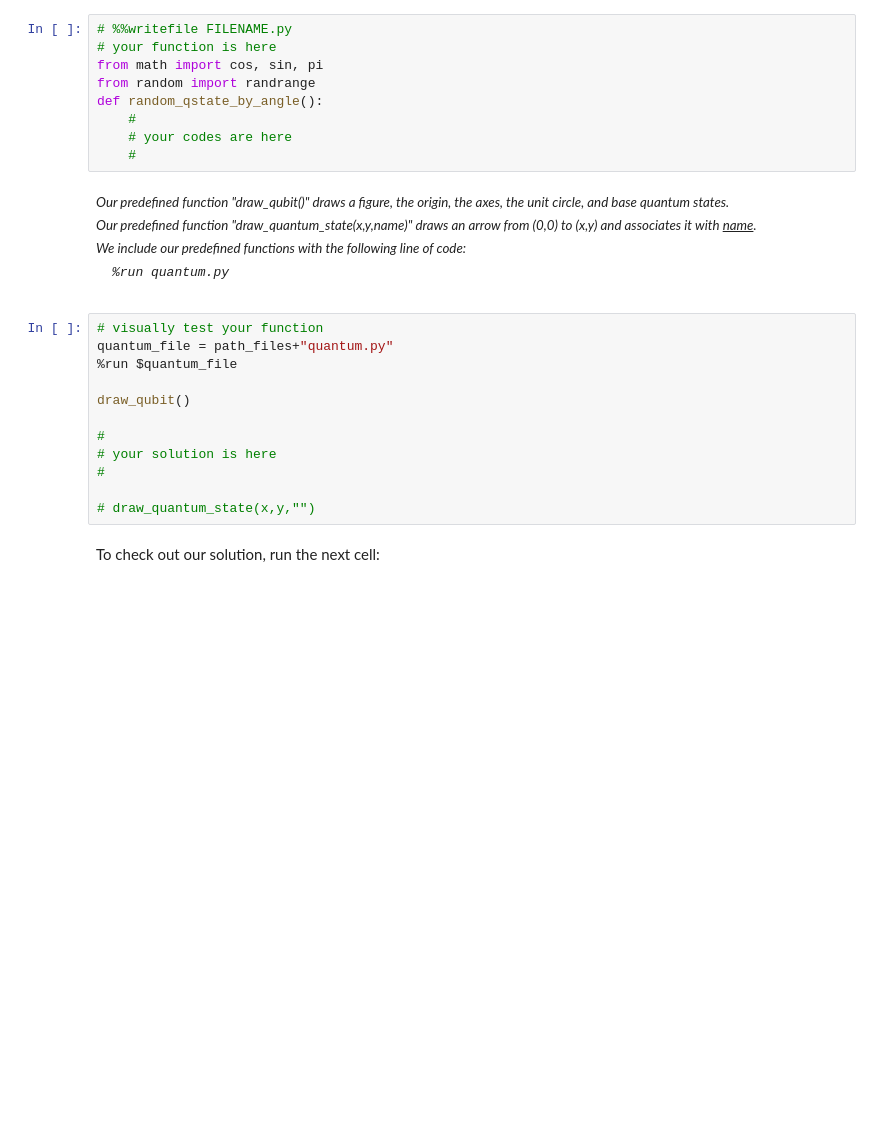
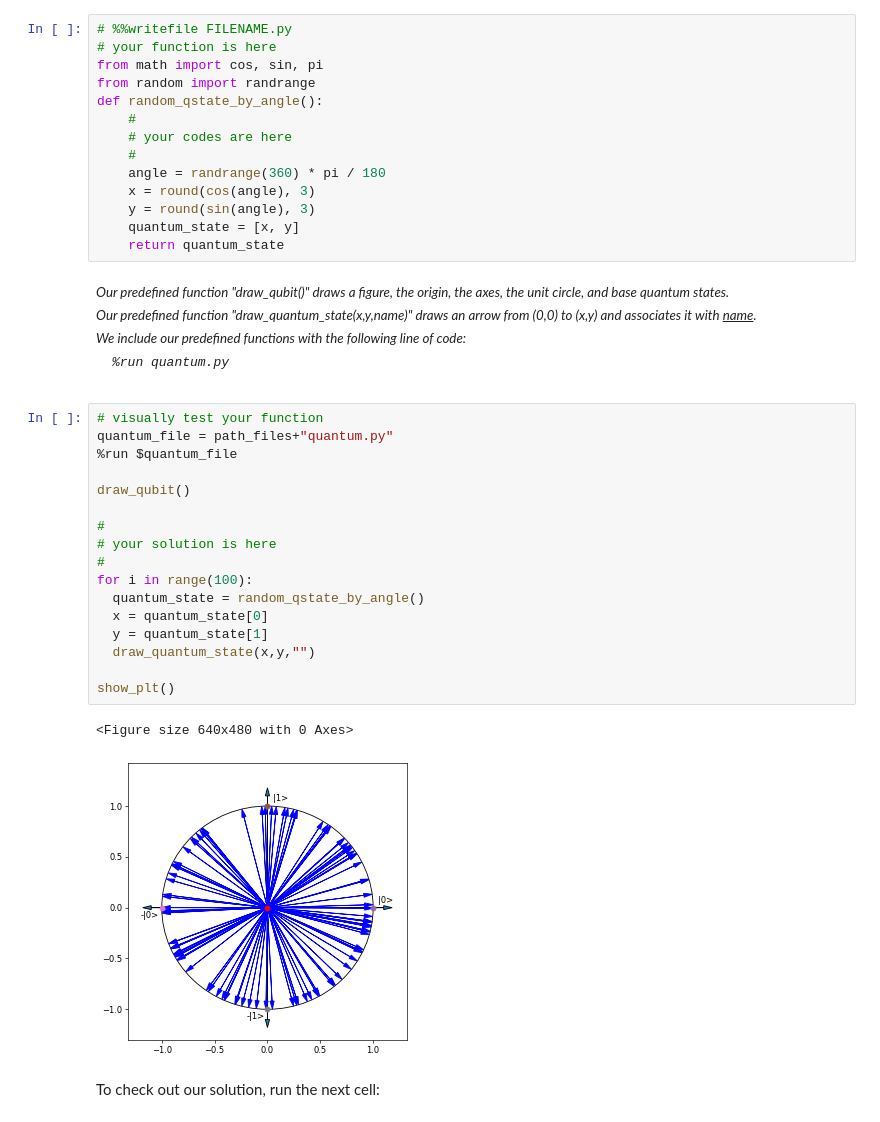
Before and after one commit to james-lucius/qworld, a Jupyter notebook: QB23_Q32_Visualization_of_a_Qubit.ipynb, the cells around one changed output. Saved outputs shown, nothing was run; the diff lists cells and outputs as text; blank space fills up the shorter version.

```diff
--- a/QB23_Q32_Visualization_of_a_Qubit.ipynb
+++ b/QB23_Q32_Visualization_of_a_Qubit.ipynb
@@ -393,6 +472,11 @@ def random_qstate_by_angle():
     #
     # your codes are here
     #
+    angle = randrange(360) * pi / 180
+    x = round(cos(angle), 3)
+    y = round(sin(angle), 3)
+    quantum_state = [x, y]
+    return quantum_state
 # %% [markdown]
 <i style="font-size:10pt;">
 Our predefined function "draw_qubit()" draws a figure, the origin, the axes, the unit circle, and base quantum states.
@@ -406,15 +490,23 @@ We include our predefined functions with the following line of code:
 # %%
 # visually test your function
 quantum_file = path_files+"quantum.py"
 %run $quantum_file
 
 draw_qubit()
 
 #
 # your solution is here
 #
+for i in range(100):
+  quantum_state = random_qstate_by_angle()
+  x = quantum_state[0]
+  y = quantum_state[1]
+  draw_quantum_state(x,y,"")
 
-# draw_quantum_state(x,y,"")
+show_plt()
+# %% [output]
+<Figure size 640x480 with 0 Axes>
+[figure, added]
 # %% [markdown]
 To check out our solution, run the next cell:
 # %%
```
Also changed, not shown: parts of 10 cells of this notebook.
